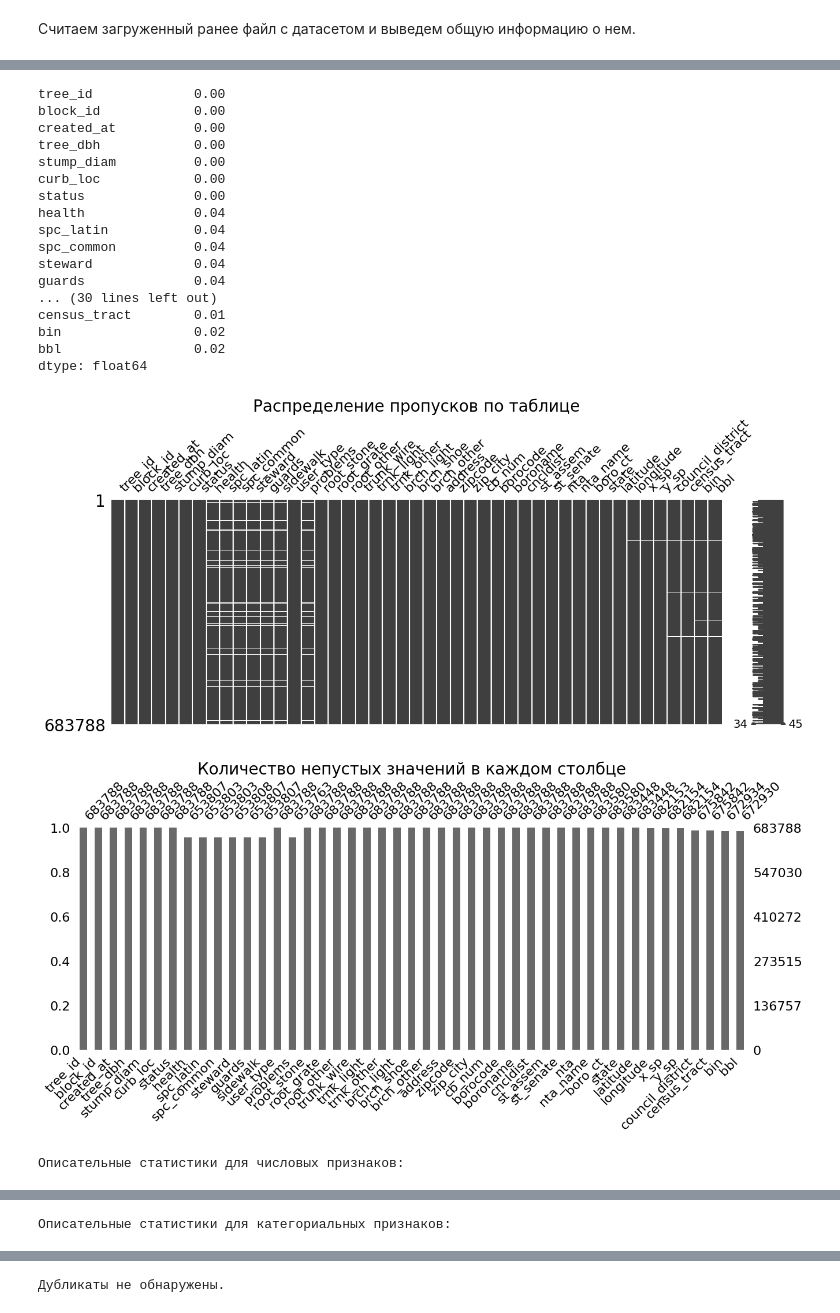
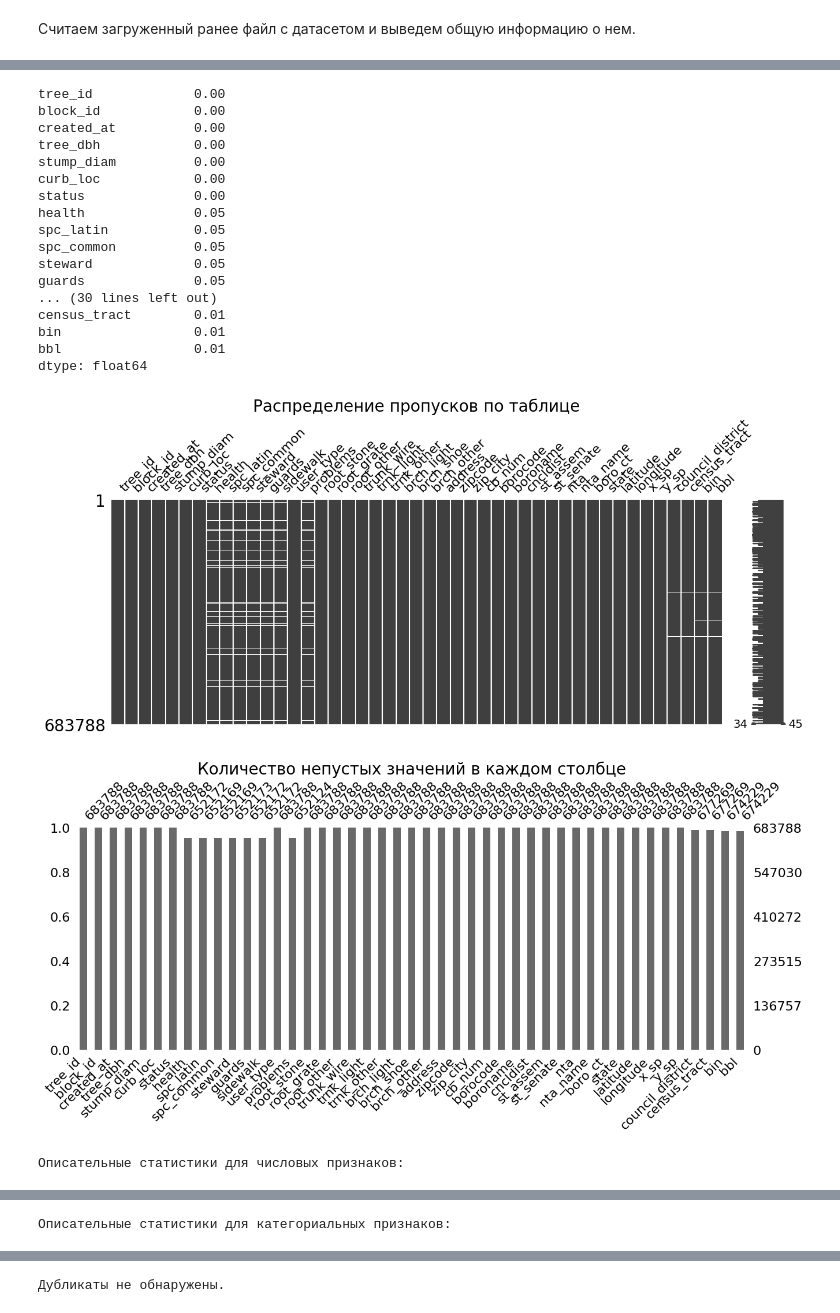
Before and after one commit to AlekseiBogachev/ny-tree-census, a Jupyter notebook: notebooks/exploratory/eda.ipynb, the cells around one changed output, grey strips where cells are left out. Saved outputs shown, nothing was run; the diff lists cells and outputs as text; code cells hidden in the pictures.

```diff
--- a/notebooks/exploratory/eda.ipynb
+++ b/notebooks/exploratory/eda.ipynb
@@ -119,7 +119,7 @@ from src.visualization import (
 # %% [markdown]
 Считаем загруженный ранее файл с датасетом и выведем общую информацию о нем.
 # %%
-dataset: pd.DataFrame = pd.read_csv("../../data/raw/data.csv", low_memory=False)
+dataset: pd.DataFrame = pd.read_csv("../../data/raw/data.csv")
 
 review_data(dataset)
 # %% [output]
@@ -156,24 +156,24 @@ dtypes: float64(5), int64(6), object(34)
 memory usage: 234.8+ MB
 
 Доля пропусков в каждом признаке:
 tree_id             0.00
 block_id            0.00
 created_at          0.00
 tree_dbh            0.00
 stump_diam          0.00
 curb_loc            0.00
 status              0.00
-health              0.04
-spc_latin           0.04
-spc_common          0.04
-steward             0.04
-guards              0.04
+health              0.05
+spc_latin           0.05
+spc_common          0.05
+steward             0.05
+guards              0.05
 ... (30 lines left out)
 census_tract        0.01
-bin                 0.02
-bbl                 0.02
+bin                 0.01
+bbl                 0.01
 dtype: float64
-[figure, old version]
+[figure, new version]
 [figure]
 Описательные статистики для числовых признаков:
 |  | count | mean | std | min | 10% | 25% | 50% | 75% | 90% | max |
```
Also changed, not shown: parts of 6 cells of this notebook, 2 other files.
